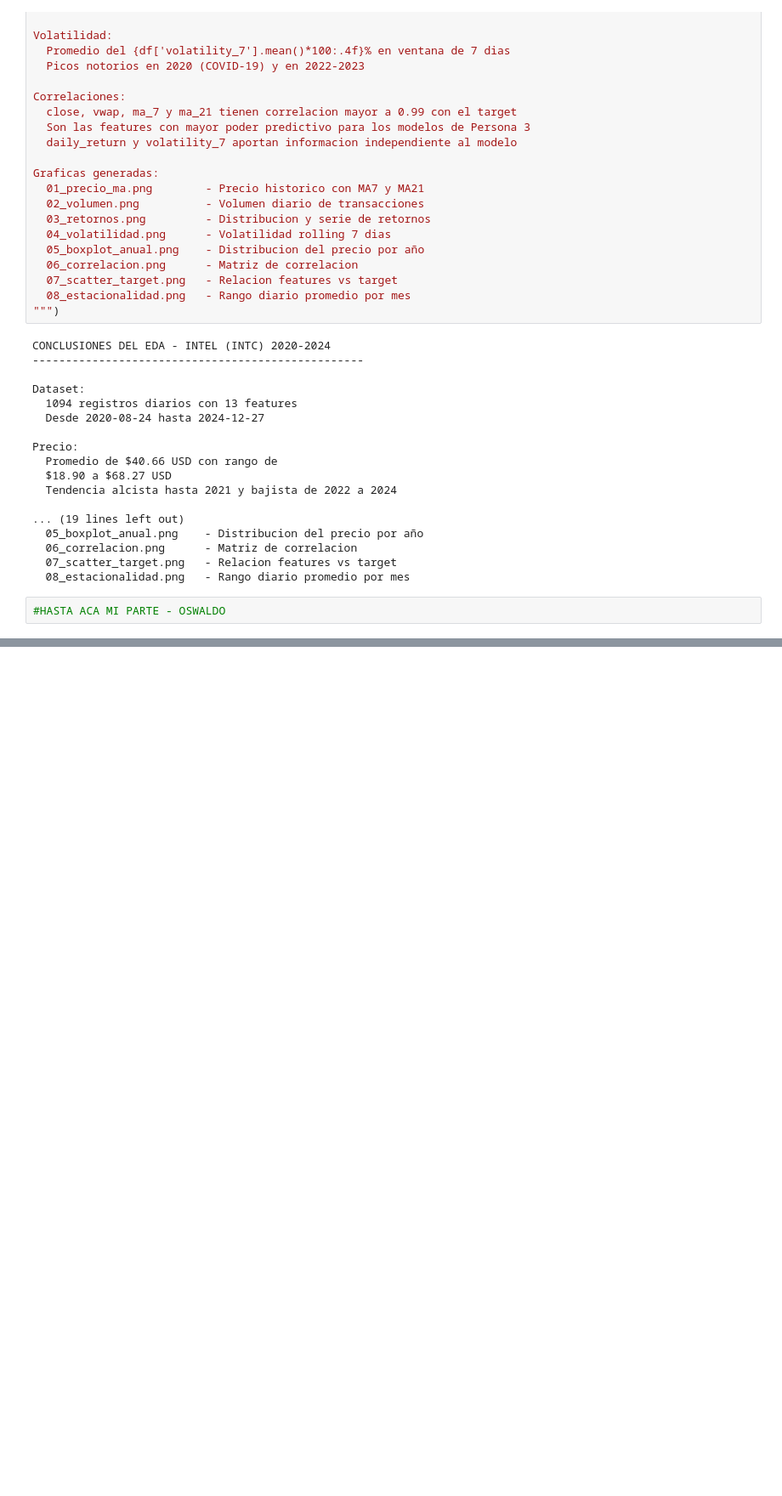
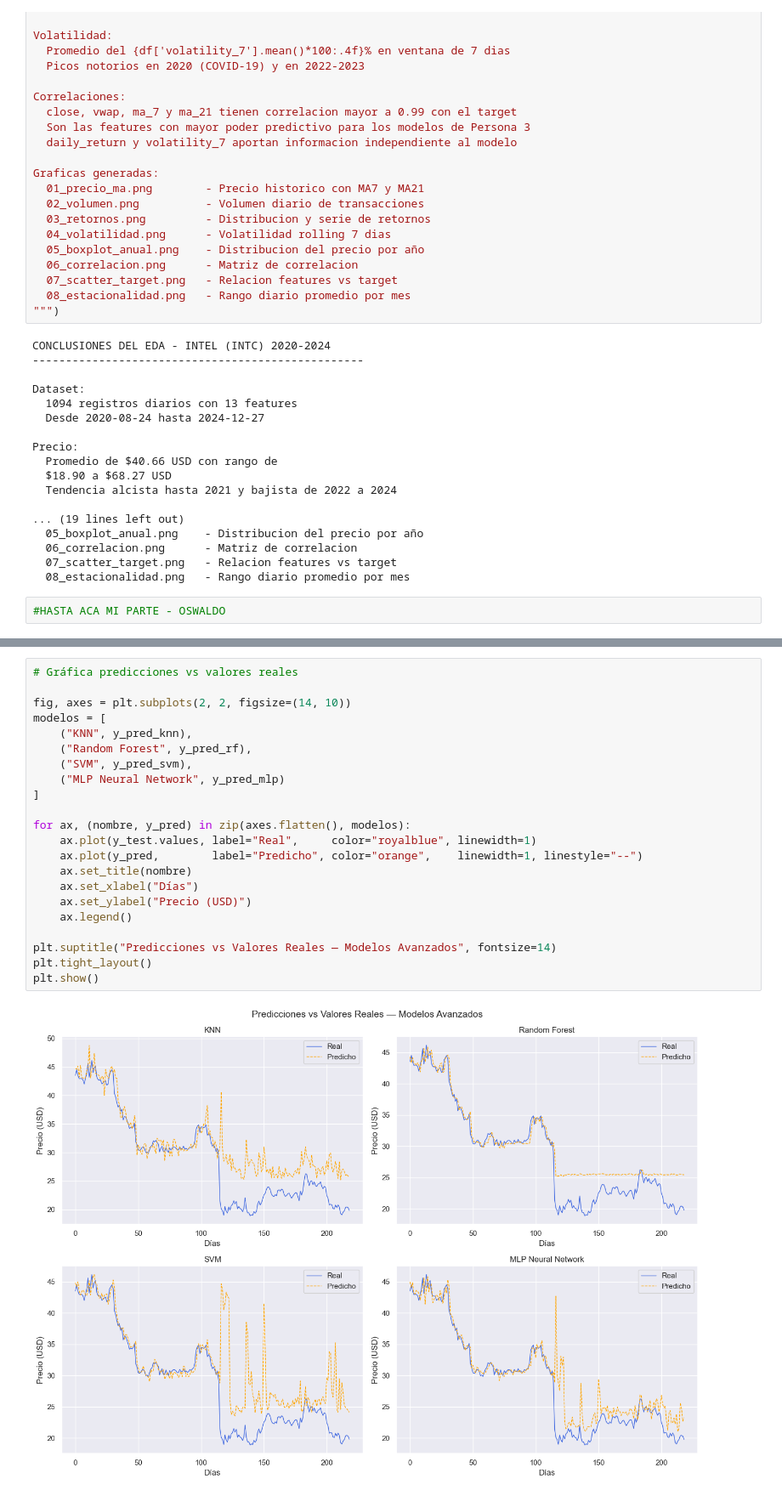
Before and after one commit to JhonERJ1/AprendizajeAutomatico-RegresionLineal, a Jupyter notebook: notebooks/intel_prediction.ipynb, the cells around one changed output, grey strips where cells are left out. Shown at 85% size. Cells and saved outputs as stored; diff of their text form; blank space fills up the shorter version.

```diff
--- a/notebooks/intel_prediction.ipynb
+++ b/notebooks/intel_prediction.ipynb
@@ -644,0 +1077,24 @@ Precio:
+# %%
+# Gráfica predicciones vs valores reales
+
+fig, axes = plt.subplots(2, 2, figsize=(14, 10))
+modelos = [
+    ("KNN", y_pred_knn),
+    ("Random Forest", y_pred_rf),
+    ("SVM", y_pred_svm),
+    ("MLP Neural Network", y_pred_mlp)
+]
+
+for ax, (nombre, y_pred) in zip(axes.flatten(), modelos):
+    ax.plot(y_test.values, label="Real",     color="royalblue", linewidth=1)
+    ax.plot(y_pred,        label="Predicho", color="orange",    linewidth=1, linestyle="--")
+    ax.set_title(nombre)
+    ax.set_xlabel("Días")
+    ax.set_ylabel("Precio (USD)")
+    ax.legend()
+
+plt.suptitle("Predicciones vs Valores Reales — Modelos Avanzados", fontsize=14)
+plt.tight_layout()
+plt.show()
+# %% [output]
+[figure, added]
```
Also changed, not shown: parts of 19 cells of this notebook, 11 other files.
